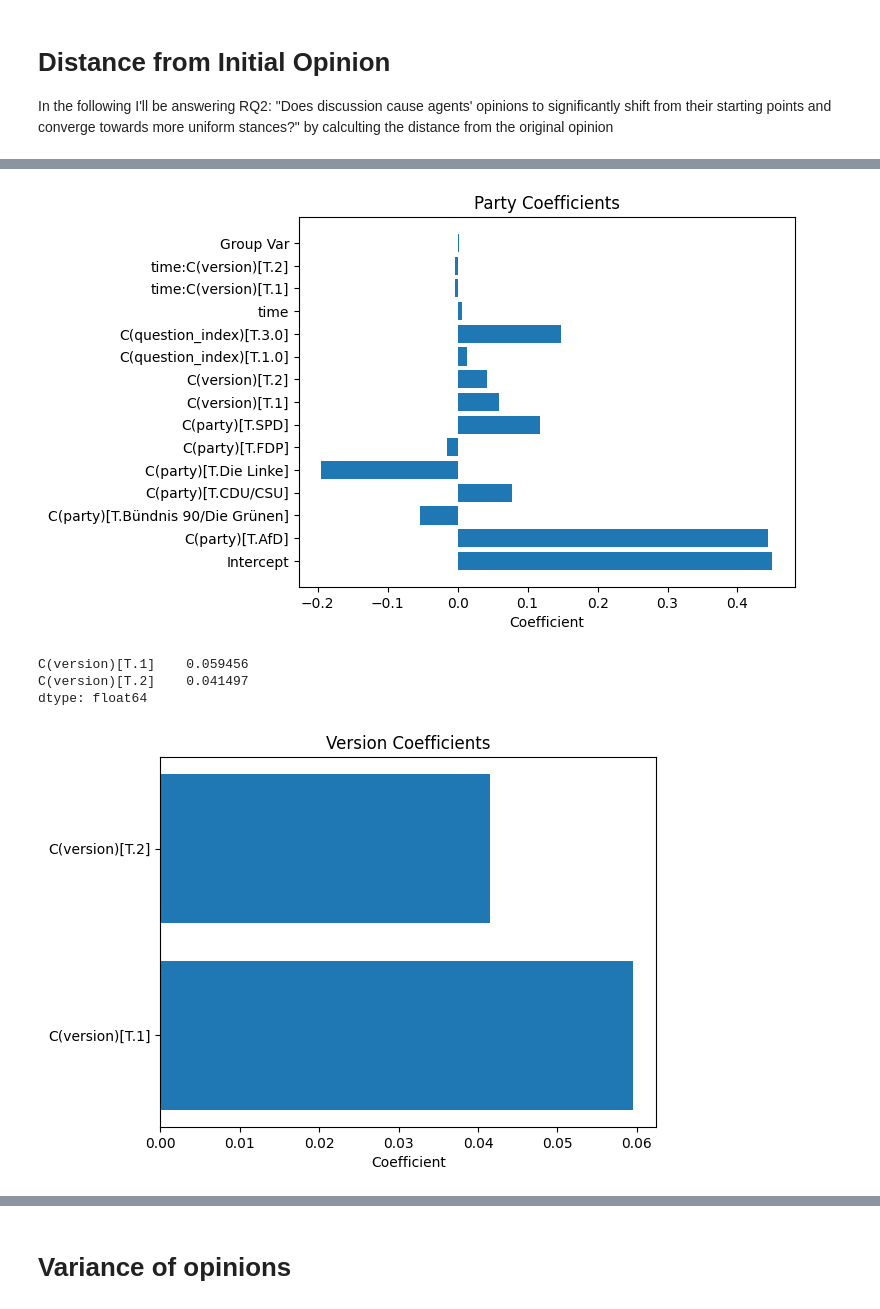
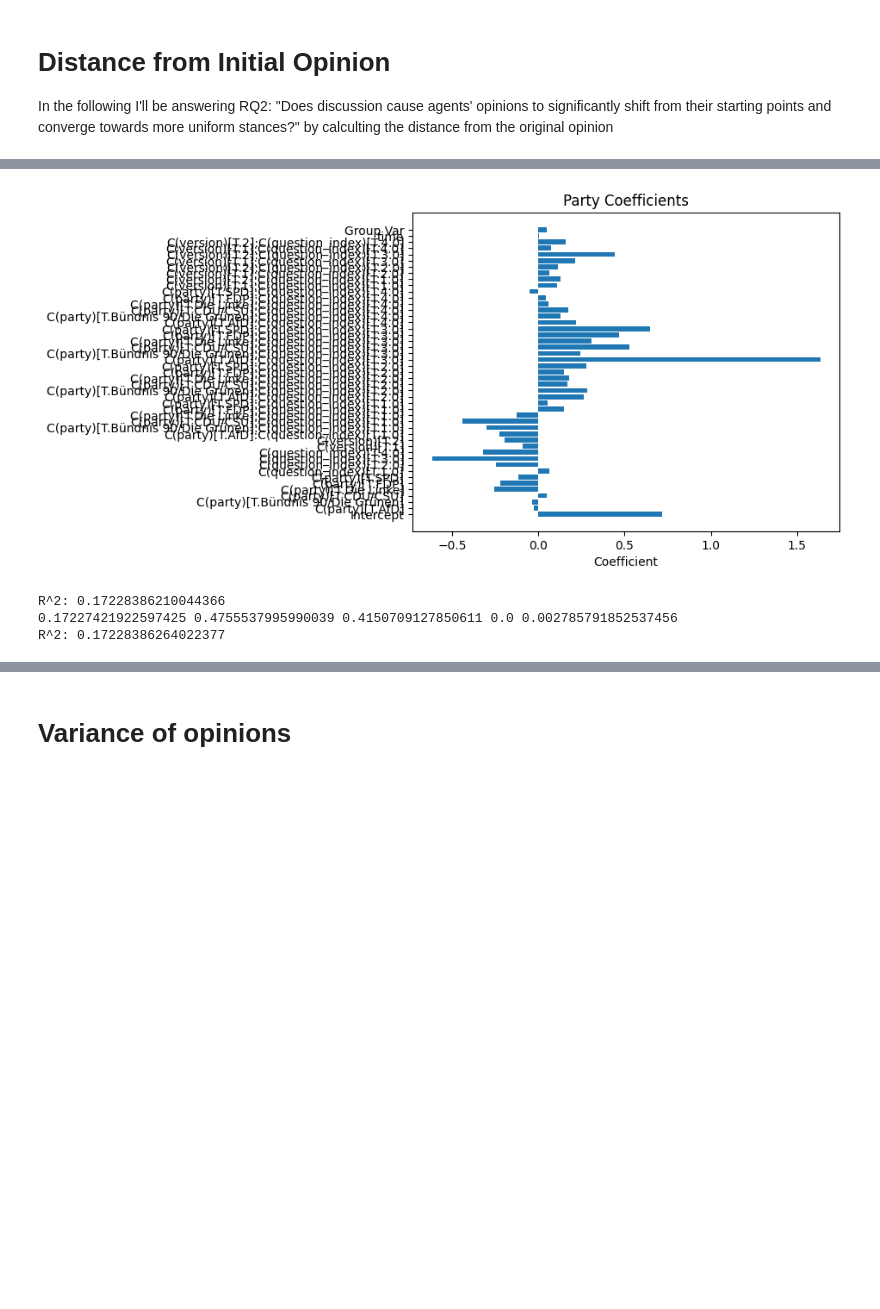
Before and after one commit to LawrenceFulton/SAUCE, a Jupyter notebook: analyze/lmm.ipynb, the cells around one changed output, grey strips where cells are left out. Cells and saved outputs as stored; diff of their text form; code cells hidden in the pictures; blank space fills up the shorter version.

```diff
--- a/analyze/lmm.ipynb
+++ b/analyze/lmm.ipynb
@@ -16,8 +14,8 @@ from sklearn.metrics import r2_score
 import scipy.stats as stats
 # %%
 PROMPT_VERSIONS = 3
-QUESTION_INDICES = [0]
-LLM_VERSION = "gpt-oss"  # Change this to the desired LLM name
+QUESTION_INDICES = [0,1,2,3,4]
+LLM_VERSION = "41-mini"  # Change this to the desired LLM name
 REPETITIONS = 5
 
 
@@ -1655,43 +1019,5 @@ formatted_df_distance
 # %%
-# formatted_df_distance["party"] = formatted_df_distance["party"].astype("category")
-# formatted_df_distance["party"] = formatted_df_distance["party"].cat.reorder_categories(
-#     [
-#         "keine Partei",
-#         "AfD",
-#         "Bündnis 90/Die Grünen",
-#         "CDU/CSU",
-#         "Die Linke",
-#         "FDP",
-#         "SPD",
-#     ],
-#     ordered=False,
-# )
-# formatted_df_distance["version"] = formatted_df_distance["version"].astype("category")
 
-
-# formatted_df_distance = formatted_df_distance[
-#     formatted_df_distance["time"] != 0
-# ]  # Remove d0, as it is always zero
-
-# # mixed effects model for distance from initial opinion
-# groups = (
-#     formatted_df_distance["party"].astype(str)
-#     + "_"
-#     + formatted_df_distance["debate_with"].astype(str)
-#     + "_"
-#     + formatted_df_distance["repetition"].astype(str)
-#     + "_"
-#     + formatted_df_distance["version"].astype(str)
-#     + "_"
-#     + formatted_df_distance["question_index"].astype(str)
-# )
-# md = smf.mixedlm(
-#     "distance ~ time  + C(party) + time * C(version)",
-#     formatted_df_distance,
-#     groups=groups,
-# )
-# mdf = md.fit()
-# print(mdf.summary())
 
 formatted_df_distance["party"] = formatted_df_distance["party"].astype("category")
 formatted_df_distance["party"] = formatted_df_distance["party"].cat.reorder_categories(
@@ -1713,10 +1039,13 @@ formatted_df_distance = formatted_df_distance[
     formatted_df_distance["time"] != 0
 ]  # Remove d0, as it is always zero
 
+
+
+
 # mixed effects model for distance from initial opinion
 groups = formatted_df_distance["repetition"].astype(str)
 md = smf.mixedlm(
-    "distance ~ time  + C(party) + time * C(version) + C(question_index)",
+    "distance ~ time + C(party) * C(question_index) + C(version) * C(question_index)",
     formatted_df_distance,
     groups=groups,
 )
@@ -1725,28 +1054,18 @@ print(mdf.summary())
 
 
 
+
 # get C(party)[T.*] coefficients
 party_coefs = mdf.params
 
 
 # plot all the coefficients
-import matplotlib.pyplot as plt
 
 plt.barh(party_coefs.index, party_coefs.values)
 plt.xlabel("Coefficient")
 plt.title("Party Coefficients")
 plt.show()
 
-
-# get C(version)[T.*] coefficients
-version_coefs = mdf.params[[k for k in mdf.params.index if k.startswith("C(version)[T.") and ":time" not in k]]
-print(version_coefs)
-
-# plot the version coefficients
-plt.barh(version_coefs.index, version_coefs.values)
-plt.xlabel("Coefficient")
-plt.title("Version Coefficients")
-plt.show()
 
 
 ### calculate R^2 variance
@@ -1759,10 +1078,6 @@ print(f"R^2: {r2}")
 slope, intercept, r_value, p_value, std_err = stats.linregress(formatted_df_distance["distance"], mdf.fittedvalues)
 
 
-print("fitted values:   ")
-print(mdf.fittedvalues)
-
-
 print(slope, intercept, r_value, p_value, std_err)
 print(f"R^2: {r_value**2}")
 # %% [output]
@@ -1786,5 +1101,4 @@ Group Var                          0.001    0.001
-[figure, old version]
+[figure, new version]
-C(version)[T.1]    0.059456
-C(version)[T.2]    0.041497
-dtype: float64
+R^2: 0.17228386210044366
+0.17227421922597425 0.4755537995990039 0.4150709127850611 0.0 0.002785791852537456
+R^2: 0.17228386264022377
-[figure, removed]
```
Also changed, not shown: parts of 36 cells of this notebook.
